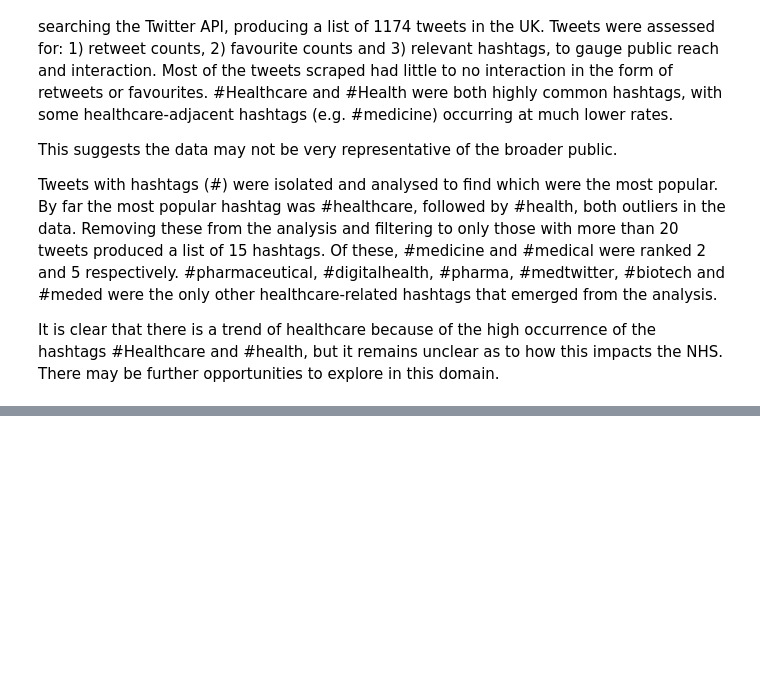
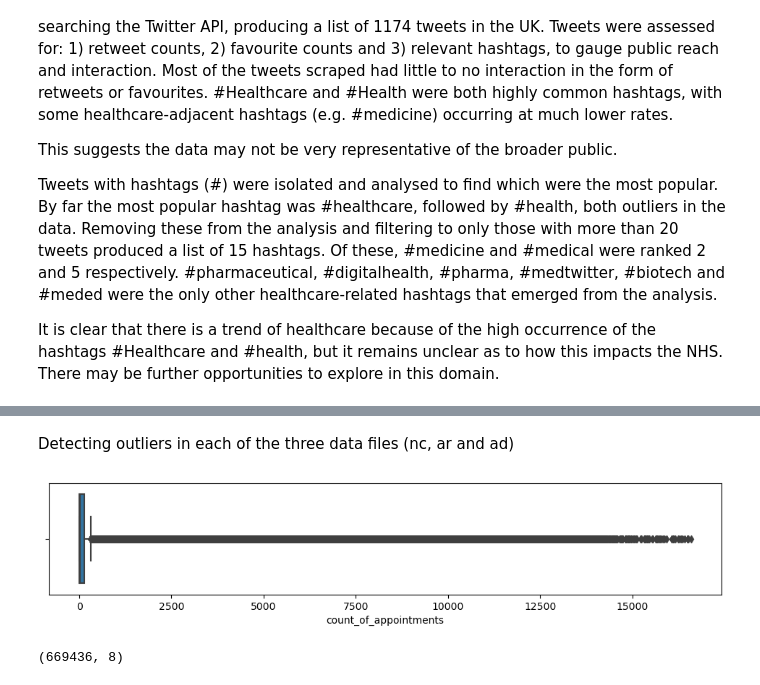
Before and after one commit to AsafRubin00/LSE-Data-Analytics-Using-Python, a Jupyter notebook: Rubin_Asaf_DA201_Assignment_Report.ipynb, the cells around one changed output, grey strips where cells are left out. Drawn from its saved outputs; the diff is of its cells as text; code cells hidden in the pictures; blank space fills up the shorter version.

```diff
--- a/Rubin_Asaf_DA201_Assignment_Report.ipynb
+++ b/Rubin_Asaf_DA201_Assignment_Report.ipynb
@@ -726,0 +730,33 @@ It is clear that there is a trend of healthcare because of the high occurrence o
+# %% [markdown]
+Detecting outliers in each of the three data files (nc, ar and ad)
+# %%
+# Detecting outliers in National Categories (nc)
+
+ig = plt.subplots(figsize=(12, 2))
+
+ax = sns.boxplot(x=nc['count_of_appointments'], whis=1.5)
+# %% [output]
+[figure, added]
+# %%
+# Removing outliers from the NC file
+# Create a new DataFrame
+nc_2 = nc
+
+# The columns you want to search for outliers in.
+cols = ['count_of_appointments']
+
+
+# Calculate quantiles and IQR.
+Q1 = nc_2[cols].quantile(0.25)
+Q3 = nc_2[cols].quantile(0.75)
+IQR = Q3 - Q1
+IQR
+
+# Return a boolean array of the rows with (any) non-outlier column values.
+condition = ~((nc_2[cols] < (Q1 - 1.5 * IQR)) | (nc_2[cols] > (Q3 + 1.5 * IQR))).any(axis=1)
+
+# Filter DataFrame based on condition.
+nc_2_non_outlier = nc_2[condition]
+nc_2_non_outlier.shape
+# %% [output]
+(669436, 8)
```
Also changed, not shown: parts of 8 cells of this notebook.
